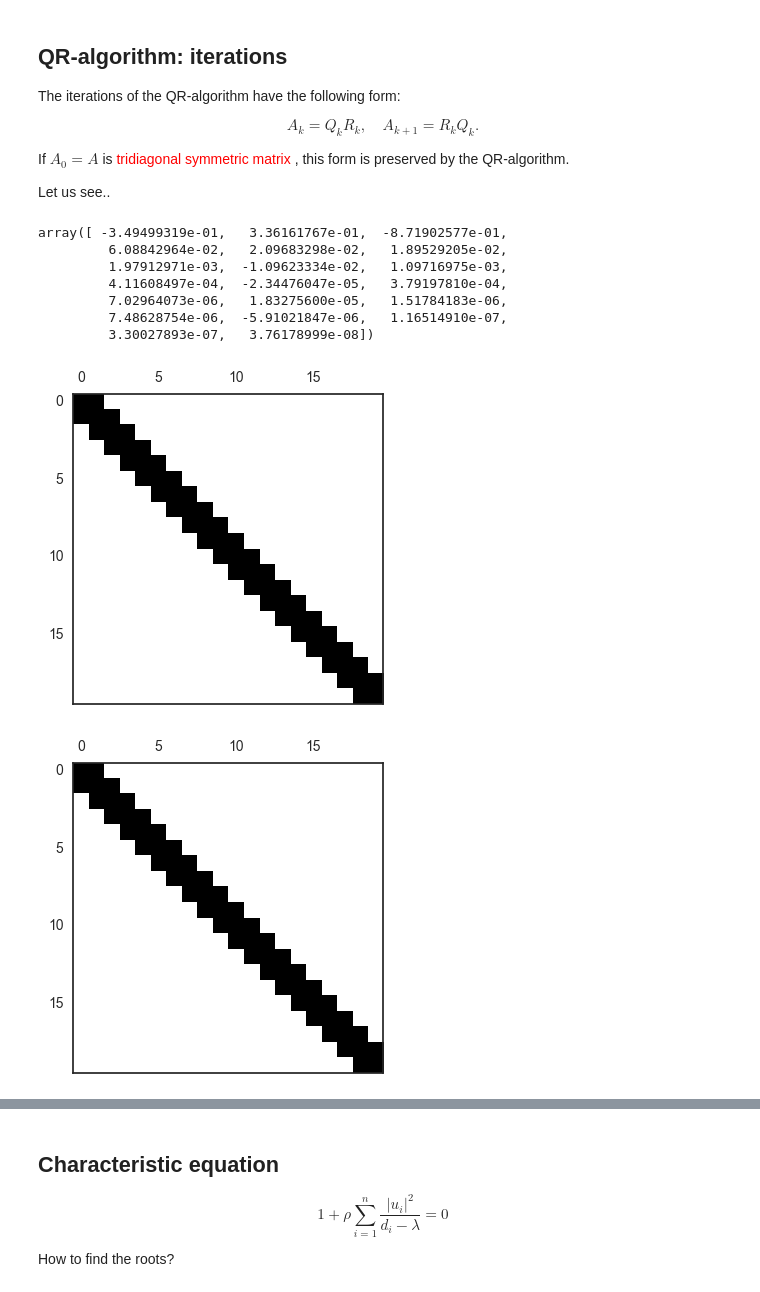
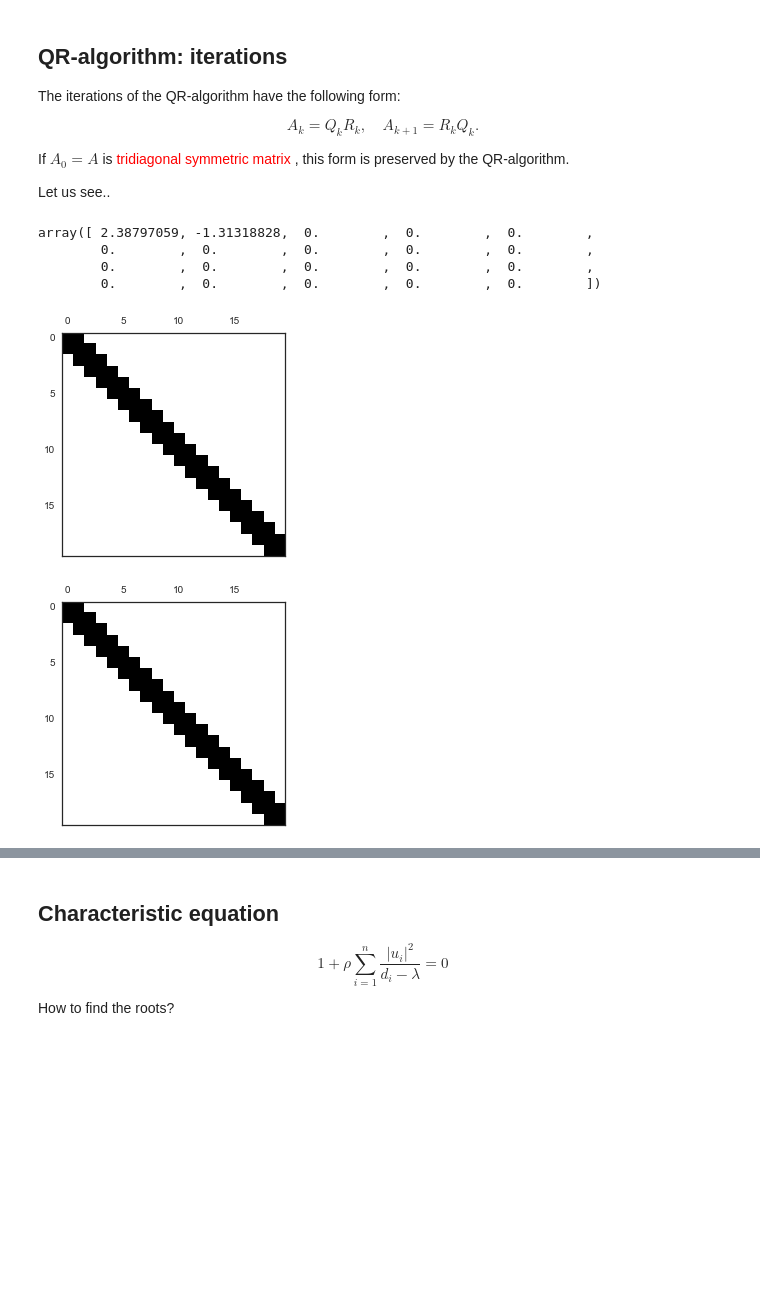
Before and after one commit to oseledets/nla2016, a Jupyter notebook: lectures/lecture-8.ipynb, the cells around one changed output, grey strips where cells are left out. Saved outputs shown, nothing was run; the diff lists cells and outputs as text; code cells hidden in the pictures; blank space fills up the shorter version.

```diff
--- a/lectures/lecture-8.ipynb
+++ b/lectures/lecture-8.ipynb
@@ -65,37 +65,34 @@ Let us see..
 # %%
 %matplotlib inline
 import numpy as np
 import matplotlib.pyplot as plt
 import seaborn as sns
 sns.set_style('white')
 #Generate a random tridiagonal matrix
 
 n = 20
 d = np.random.randn(n)
 sub_diag = np.random.randn(n-1)
 
 mat = np.diag(d) + np.diag(sub_diag, -1) + np.diag(sub_diag, 1)
 mat1 = np.abs(mat)
 mat1 = mat1/np.max(mat1.flatten())
 plt.spy(mat)
 q, r = np.linalg.qr(mat)
 plt.figure()
 b = r.dot(q)
 b[abs(b) <= 1e-12] = 0
 plt.spy(b)
 #plt.figure()
 #plt.imshow(np.abs(r.dot(q)))
-q[0, :]
+b[0, :]
 # %% [output]
-array([ -3.49499319e-01,   3.36161767e-01,  -8.71902577e-01,
-         6.08842964e-02,   2.09683298e-02,   1.89529205e-02,
-         1.97912971e-03,  -1.09623334e-02,   1.09716975e-03,
-         4.11608497e-04,  -2.34476047e-05,   3.79197810e-04,
-         7.02964073e-06,   1.83275600e-05,   1.51784183e-06,
-         7.48628754e-06,  -5.91021847e-06,   1.16514910e-07,
-         3.30027893e-07,   3.76178999e-08])
+array([ 2.38797059, -1.31318828,  0.        ,  0.        ,  0.        ,
+        0.        ,  0.        ,  0.        ,  0.        ,  0.        ,
+        0.        ,  0.        ,  0.        ,  0.        ,  0.        ,
+        0.        ,  0.        ,  0.        ,  0.        ,  0.        ])
-[figure, old version]
+[figure, new version]
-[figure, old version]
+[figure, new version]
 # %% [markdown]
 ## Tridiagonal form
 In the tridiagonal form, you do not have to compute the **Q** matrix: you only have to compute the **triadiagonal part**
```
Also changed, not shown: parts of 21 cells of this notebook.
